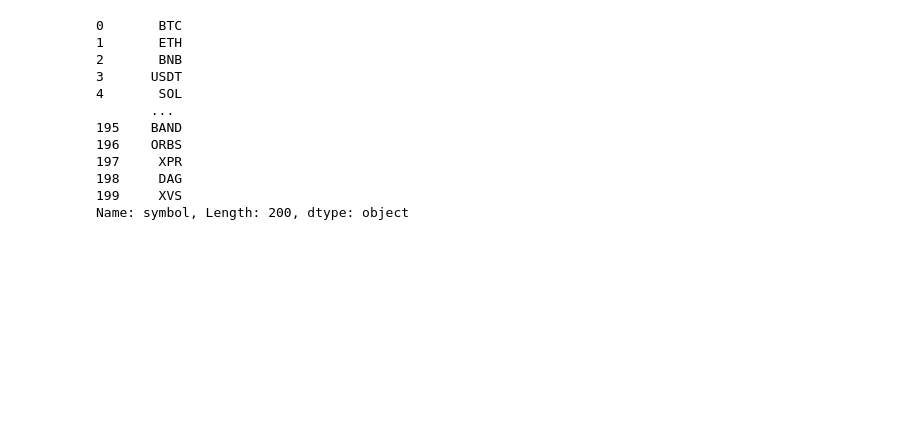
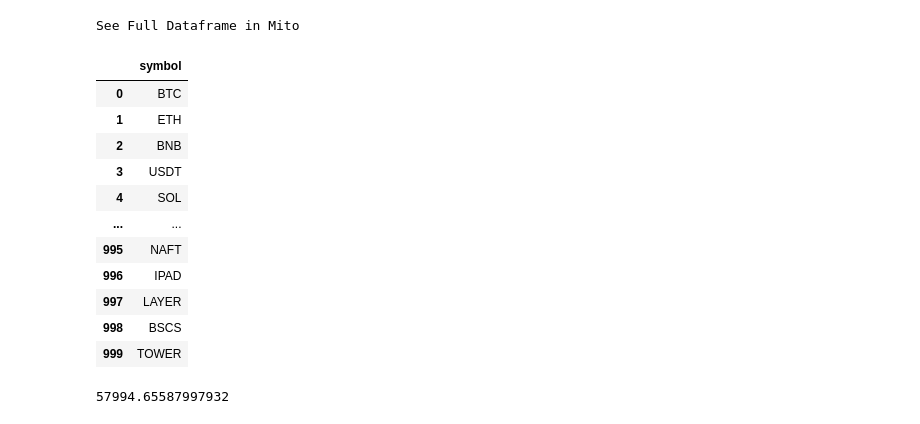
Before and after one commit to webclinic017/The_Crypto_Caller, a Jupyter notebook: workflow/billy_workflow/coinmarketcap_api.ipynb, the cells around one changed output. Saved outputs shown, nothing was run; the diff lists cells and outputs as text; code cells hidden in the pictures; blank space fills up the shorter version.

```diff
--- a/workflow/billy_workflow/coinmarketcap_api.ipynb
+++ b/workflow/billy_workflow/coinmarketcap_api.ipynb
@@ -75,0 +119,6 @@ crypto_symbols
+# %%
+crypto_df = pd.DataFrame(
+    crypto,
+    columns=['symbol','quote']
+)
+crypto_df
@@ -76,19 +163,28 @@ crypto_symbols
 # %%
-crypto_df = pd.DataFrame(
-    data = crypto_symbols
+cryptocurrency = 'BTC'
+crypto_symbols = pd.DataFrame(
+    columns = {
+        'symbol' : crypto_df['symbol'],
+    },
+    data = crypto_df
 )
-crypto_df = crypto_df["symbol"]
-crypto_df
+crypto_symbols
 # %% [output]
-0       BTC
-1       ETH
-2       BNB
-3      USDT
-4       SOL
-       ...
-195    BAND
-196    ORBS
-197     XPR
-198     DAG
-199     XVS
-Name: symbol, Length: 200, dtype: object
+See Full Dataframe in Mito
+|  | symbol |
+| 0 | BTC |
+| 1 | ETH |
+| 2 | BNB |
+| 3 | USDT |
+| 4 | SOL |
+| ... | ... |
+| 995 | NAFT |
+| 996 | IPAD |
+| 997 | LAYER |
+| 998 | BSCS |
+| 999 | TOWER |
+# %%
+# int corresponds to the crypto on the latest list
+crypto_df['quote'][0]['USD']['price']
+# %% [output]
+57994.65587997932
```
Also changed, not shown: parts of 9 cells of this notebook, 6 other files.
